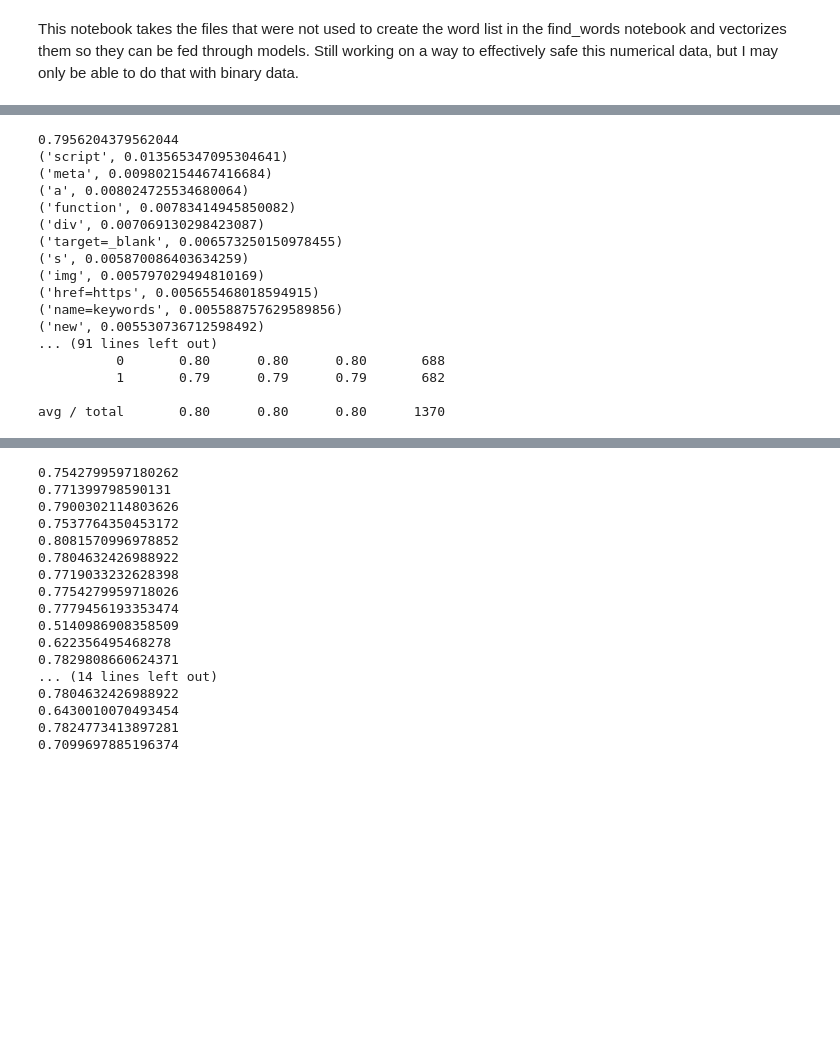
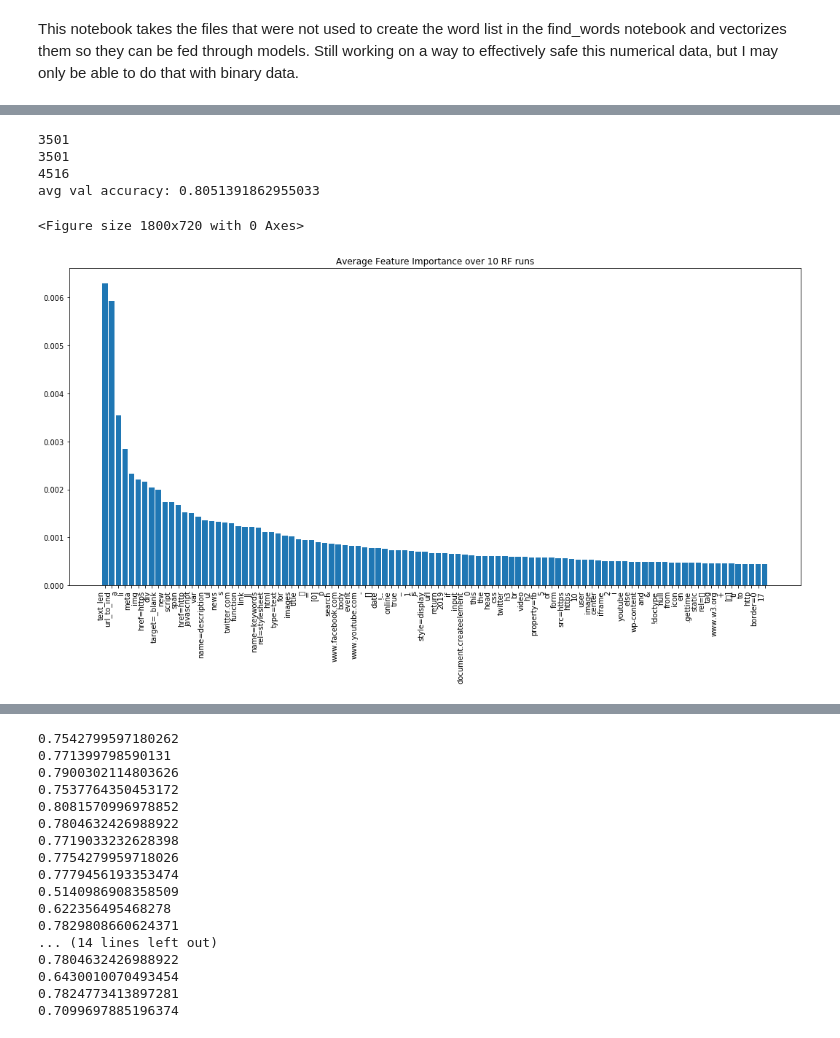
Before and after one commit to G2-IT-Group/external-resource-models, a Jupyter notebook: erinnordquist/fetch_files/vectorize.ipynb, the cells around one changed output, grey strips where cells are left out. Drawn from its saved outputs; the diff is of its cells as text; code cells hidden in the pictures; blank space fills up the shorter version.

```diff
--- a/erinnordquist/fetch_files/vectorize.ipynb
+++ b/erinnordquist/fetch_files/vectorize.ipynb
@@ -56,15 +57,15 @@ date_batches = [['newbenigndata'],['2019-04-22','2019-04-23','2019-04-24','2019-
                 ['2019-06-06','2019-06-07','2019-06-08','2019-06-09','2019-06-10','2019-06-11','2019-06-12','2019-06-13'],[],
                 ['2019-06-14', '2019-06-15','2019-06-16', '2019-06-17','2019-06-18','2019-06-19', '2019-06-20', '2019-06-21'],
                 ['2019-06-22', '2019-06-23', '2019-06-25', '2019-06-26', '2019-06-27', '2019-06-28','2019-06-29', '2019-06-30'],
-                ['2019-07-01','2019-07-02', '2019-07-03', '2019-07-07'],
+                ['2019-07-01','2019-07-02', '2019-07-03', '2019-07-07', '2019-07-09', '2019-07-10'],
                 ['newNONTORbenigndata']]
-dates = date_batches[-1]+date_batches[-2]+date_batches[-3]+date_batches[-4]#+date_batches[3]+date_batches[4]+date_batches[5]+date_batches[6]+date_batches[7]+date_batches[8]
+dates = ['2019-07-01']#date_batches[-2]+date_batches[-1]+date_batches[-3]+date_batches[-4]#+date_batches[4]+date_batches[5]+date_batches[6]+date_batches[7]+date_batches[8]
 #'2019-04-12','2019-04-16','2019-04-17','2019-04-18','2019-04-19','2019-04-20','2019-04-21]
 for date in dates:
     files = os.listdir('/data/data/'+date+'/enrichment/fetch_page')
     top = len(files)
-    if top > 70:
-        top = 70
+    if top > 700:
+        top = 100
     for j in range(top):
         with open('/data/data/'+date+'/enrichment/fetch_page/'+files[j]) as d:
             r = json.load(d)
@@ -74,6 +75,7 @@ for date in dates:
                 break
         try:
             df = df[df['status_code'] == 200].reset_index(drop=True)
+            df = df[df['success']]
         except:
             df = df[df['success']]
         #Need to determine label
@@ -93,7 +95,9 @@ for date in dates:
             #decrypt string
             text = f.decrypt(bytes(html_str[i],encoding='UTF-8'))
             #clean out html
+            print(text[:200])
             text = text.decode('utf8')
+            print(text[:200])
             text_len.append(len(text))
             url_to_ind_distance.append(edit_distance(df.loc[i,'url'],df.loc[i,'indicator']))
 
@@ -174,36 +178,49 @@ Y = temp_df['unsafe']
 # %%
 #X = data
 #Y = labels
-X_train, X_test, Y_train, Y_test = train_test_split(X, Y, train_size= 0.6, test_size=0.4)
-forest = RandomForestClassifier(n_estimators=80)
-forest.fit(X_train,Y_train)
-print()
-print(forest.score(X_test,Y_test))
-print(*(sorted(list(zip(vocab,forest.feature_importances_)), key=lambda x: x[1],reverse=True))[:100], sep = '\n')
-print(classification_report(Y_test,forest.predict(X_test)))
-
+print(len(Y))
+print(len(X))
+word_dict = {}
+acc = 0
+plt.figure(figsize=(25,10))
+X_train, X_test, Y_train, Y_test = train_test_split(X, Y, train_size= 0.6, test_size=0.4, random_state = 11)
+for i in range(10):
+    #X_train, X_test, Y_train, Y_test = train_test_split(X, Y, train_size= 0.6, test_size=0.4, random_state = i)
+    forest = RandomForestClassifier(n_estimators=80, random_state = i )
+    forest.fit(X_train,Y_train)
+    #print()
+    acc+= forest.score(X_test,Y_test)
+    #print(*(sorted(list(zip(vocab+['url_to_ind','text_len'],forest.feature_importances_)), key=lambda x: x[1],reverse=True))[:10], sep = '\n')
+   # print(classification_report(Y_test,forest.predict(X_test)))
+    vals = sorted(list(zip(vocab+['url_to_ind','text_len'],forest.feature_importances_)), key=lambda x: x[1],reverse=True)
+    for (x,y) in vals:
+        if y > .00000000000000009:
+            if x in word_dict.keys():
+                word_dict[x] = word_dict.get(x) + y
+            else:
+                word_dict[x] = y
+print(len(word_dict.keys()))
+print('avg val accuracy: '+str(acc/10))
+q = 100
+plt.figure(figsize=(18,8))
+words = sorted(list(word_dict.items()),key=lambda x: x[1],reverse=True)
+plt.bar(range(q), [y/30 for (x,y) in words[:q]], align='center')
+#plt.bar(range(len(word_dict)), word_dict.values(), align='center')
+plt.xticks(range(0,q), [x for x,y in words[:q]])
+plt.setp(plt.gca().get_xticklabels(), rotation=90, horizontalalignment='right')
+plt.title('Average Feature Importance over 10 RF runs')
+plt.show()
 #forest = RandomForestRegressor(n_estimators=80,random_state=13)
 #forest.fit(X_train,Y_train)
 #print(forest.score(X_test,Y_test))
 #print(*(sorted(list(zip(vocab,forest.feature_importances_)), key=lambda x: x[1],reverse=True))[:100], sep = '\n')
 # %% [output]
-0.7956204379562044
-('script', 0.013565347095304641)
-('meta', 0.009802154467416684)
-('a', 0.008024725534680064)
-('function', 0.00783414945850082)
-('div', 0.007069130298423087)
-('target=_blank', 0.006573250150978455)
-('s', 0.005870086403634259)
-('img', 0.005797029494810169)
-('href=https', 0.005655468018594915)
-('name=keywords', 0.005588757629589856)
-('new', 0.005530736712598492)
-... (91 lines left out)
-          0       0.80      0.80      0.80       688
-          1       0.79      0.79      0.79       682
-
-avg / total       0.80      0.80      0.80      1370
+3501
+3501
+4516
+avg val accuracy: 0.8051391862955033
+<Figure size 1800x720 with 0 Axes>
+[figure, added]
 # %%
 from sklearn.linear_model import LogisticRegression
 clf = LogisticRegression(random_state=13)
```
Also changed, not shown: parts of 18 cells of this notebook, 6 other files.
